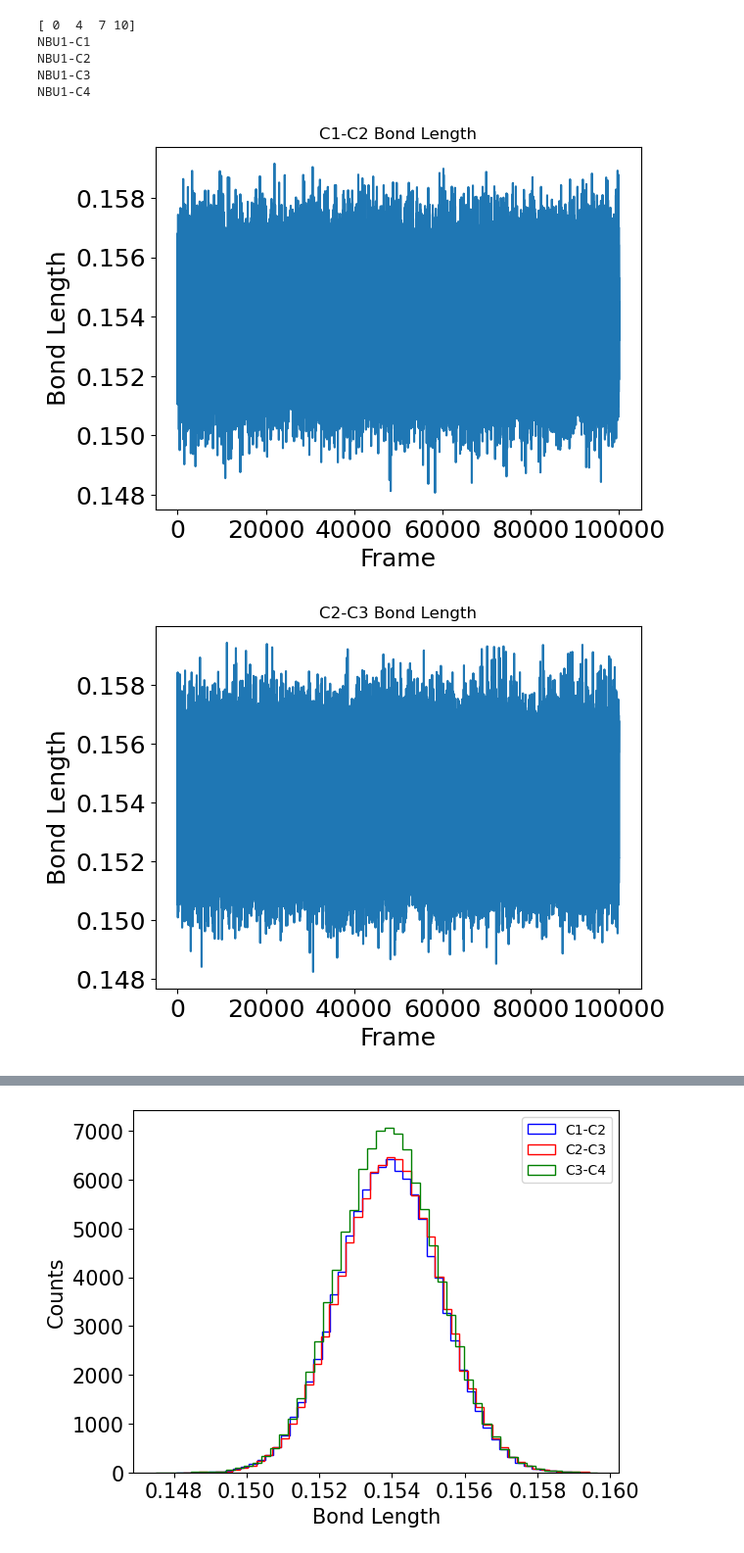
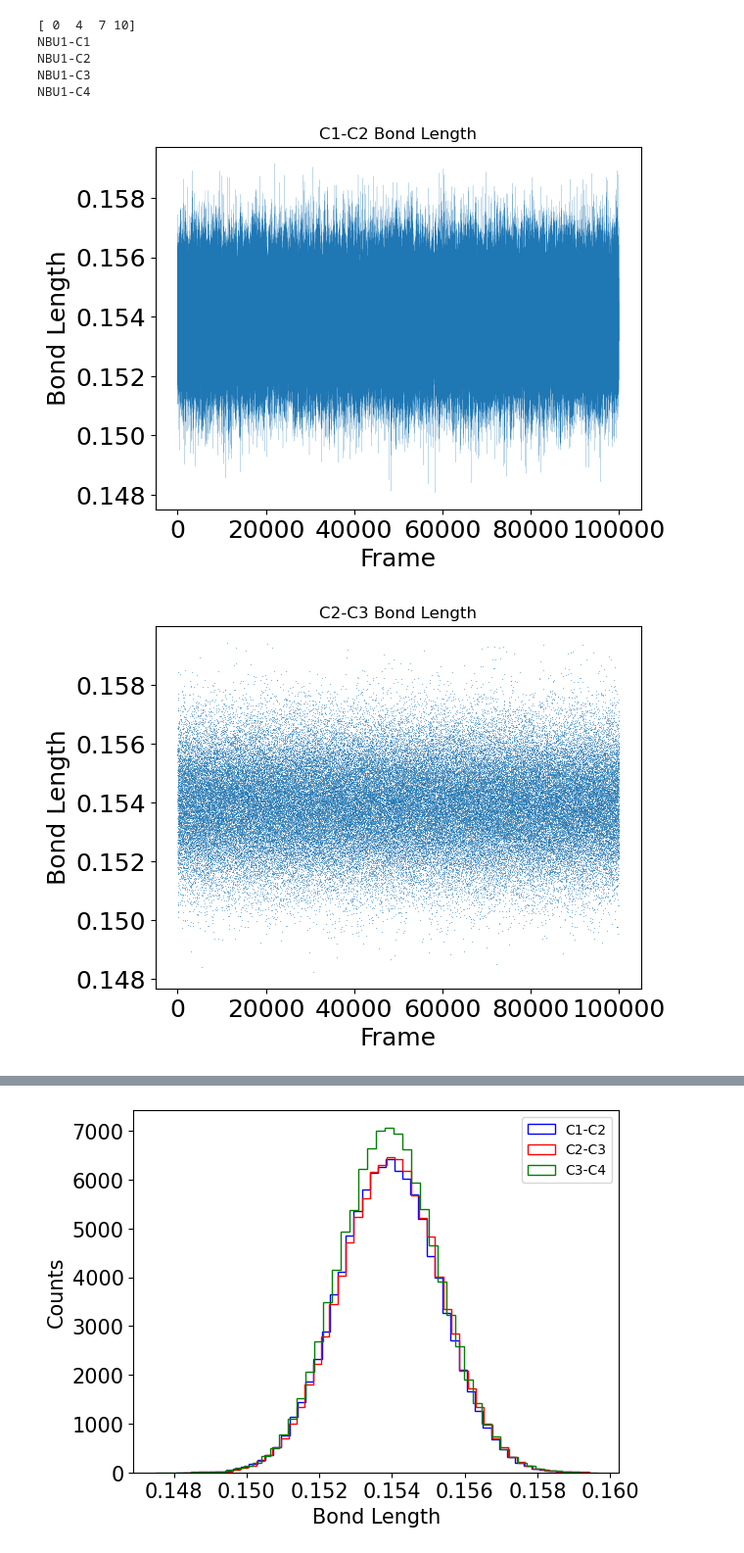
Before and after one commit to paulrobustelli/CHEM101.6_S24, a Jupyter notebook: Chem101.6_S24_Project1_Students.ipynb, the cells around one changed output, grey strips where cells are left out. Shown at 98% size. Cells and saved outputs as stored; diff of their text form; code cells hidden in the pictures.

```diff
--- a/Chem101.6_S24_Project1_Students.ipynb
+++ b/Chem101.6_S24_Project1_Students.ipynb
@@ -200,7 +200,8 @@ NBU1-C4
 #Compute Some Distances and plot the time course
 bond_indices = [0, 4]
 C1C2bondlength = md.compute_distances(traj, [bond_indices])
-plt.plot(C1C2bondlength)
+plt.plot(C1C2bondlength,linewidth=0.1)
+#plt.plot(C1C2bondlength,linewidth=0,marker='x',markersize=.1)
 plt.xlabel('Frame', size=18)
 plt.xticks(size=18)
 plt.yticks(size=18)
@@ -208,19 +209,20 @@ plt.ylabel('Bond Length', size=18)
 plt.title('C1-C2 Bond Length')
 plt.show()
 # %% [output]
-[figure, old version]
+[figure, new version]
 # %%
 bond_indices = [4, 7]
 C2C3bondlength = md.compute_distances(traj, [bond_indices])
-plt.plot(C2C3bondlength)
+#plt.plot(C2C3bondlength)
+plt.plot(C2C3bondlength,linewidth=0,marker='x',markersize=.1)
 plt.xlabel('Frame', size=18)
 plt.xticks(size=18)
 plt.yticks(size=18)
 plt.ylabel('Bond Length', size=18)
 plt.title('C2-C3 Bond Length')
 plt.show()
 # %% [output]
-[figure, old version]
+[figure, new version]
 # %%
 bond_indices = [7, 10]
 C3C4bondlength = md.compute_distances(traj, [bond_indices])
```
Also changed, not shown: parts of 12 cells of this notebook.
